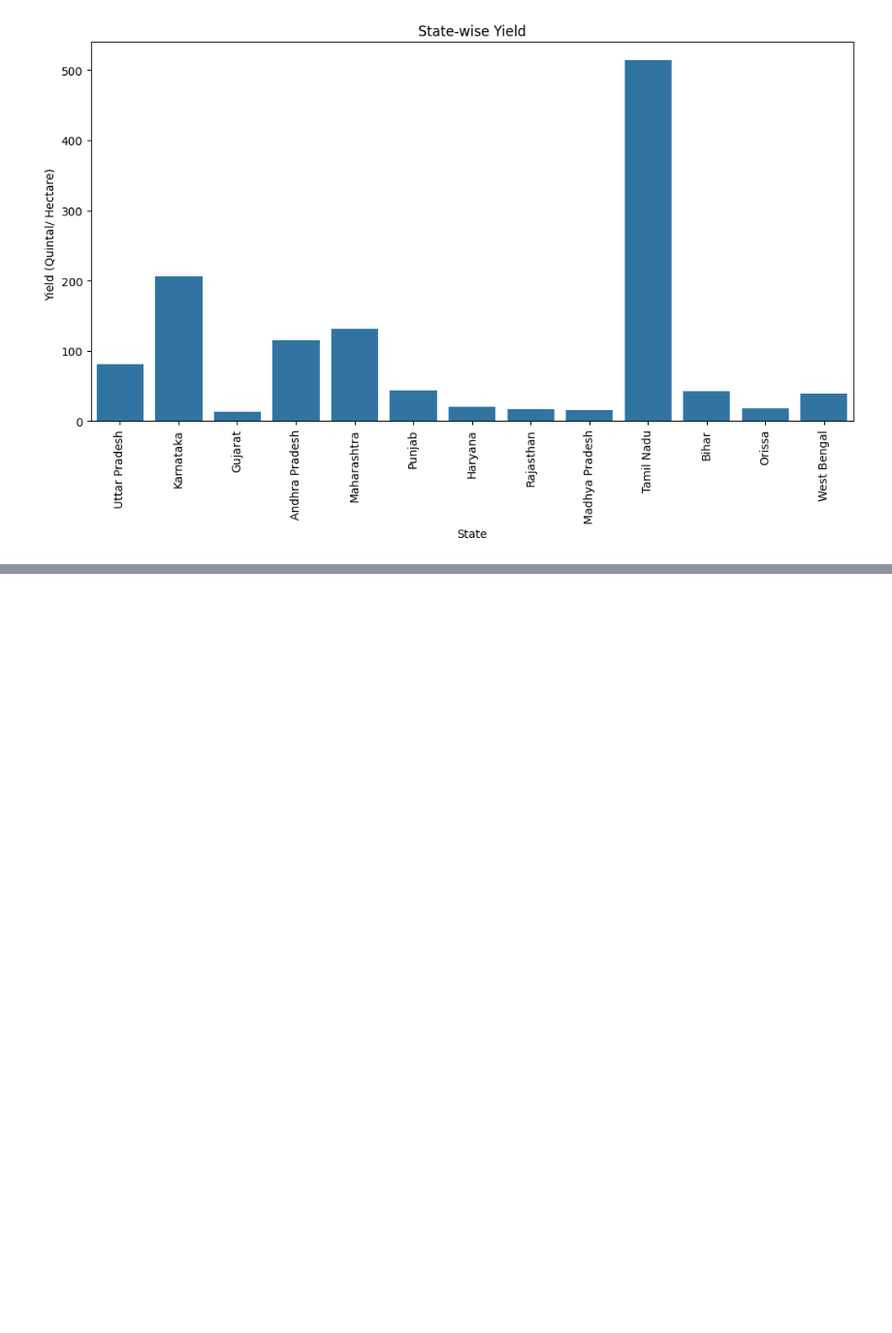
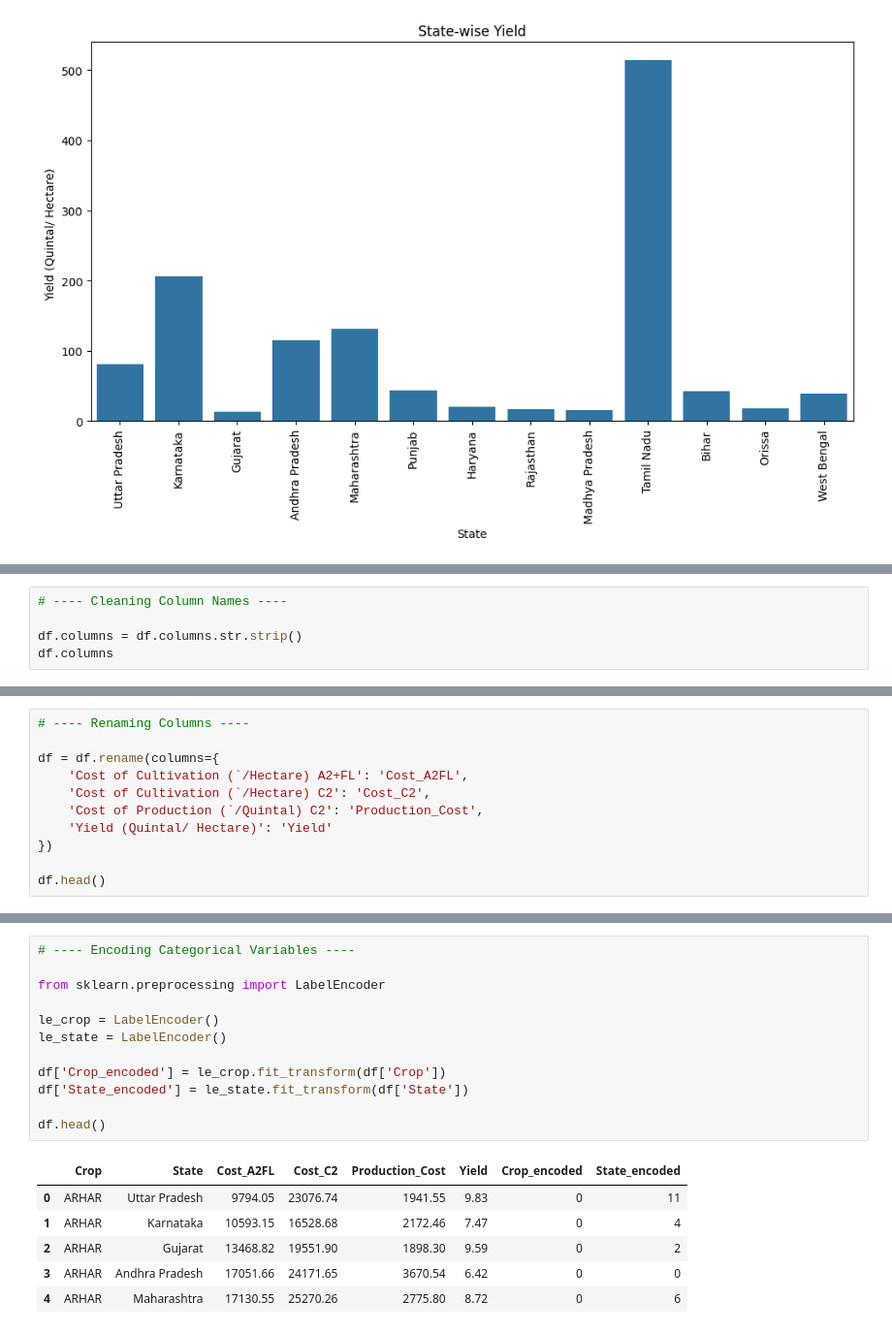
Before and after one commit to priyanshigudhka-gif/upskillcampus, a Jupyter notebook: agriculture_crop_prediction.ipynb, the cells around one changed output, grey strips where cells are left out. Shown at 97% size. Drawn from its saved outputs; the diff is of its cells as text; blank space fills up the shorter version.

Commit message:
Completed preprocessing and dataset ready for model building

```diff
--- a/agriculture_crop_prediction.ipynb
+++ b/agriculture_crop_prediction.ipynb
@@ -117,0 +124,5 @@ plt.show()
+# %%
+# ---- Cleaning Column Names ----
+
+df.columns = df.columns.str.strip()
+df.columns
@@ -117,0 +134,11 @@ plt.show()
+# %%
+# ---- Renaming Columns ----
+
+df = df.rename(columns={
+    'Cost of Cultivation (`/Hectare) A2+FL': 'Cost_A2FL',
+    'Cost of Cultivation (`/Hectare) C2': 'Cost_C2',
+    'Cost of Production (`/Quintal) C2': 'Production_Cost',
+    'Yield (Quintal/ Hectare)': 'Yield'
+})
+
+df.head()
@@ -117,0 +152,19 @@ plt.show()
+# %%
+# ---- Encoding Categorical Variables ----
+
+from sklearn.preprocessing import LabelEncoder
+
+le_crop = LabelEncoder()
+le_state = LabelEncoder()
+
+df['Crop_encoded'] = le_crop.fit_transform(df['Crop'])
+df['State_encoded'] = le_state.fit_transform(df['State'])
+
+df.head()
+# %% [output]
+|  | Crop | State | Cost_A2FL | Cost_C2 | Production_Cost | Yield | Crop_encoded | State_encoded |
+| 0 | ARHAR | Uttar Pradesh | 9794.05 | 23076.74 | 1941.55 | 9.83 | 0 | 11 |
+| 1 | ARHAR | Karnataka | 10593.15 | 16528.68 | 2172.46 | 7.47 | 0 | 4 |
+| 2 | ARHAR | Gujarat | 13468.82 | 19551.90 | 1898.30 | 9.59 | 0 | 2 |
+| 3 | ARHAR | Andhra Pradesh | 17051.66 | 24171.65 | 3670.54 | 6.42 | 0 | 0 |
+| 4 | ARHAR | Maharashtra | 17130.55 | 25270.26 | 2775.80 | 8.72 | 0 | 6 |
```
Also changed, not shown: parts of 7 cells of this notebook.
